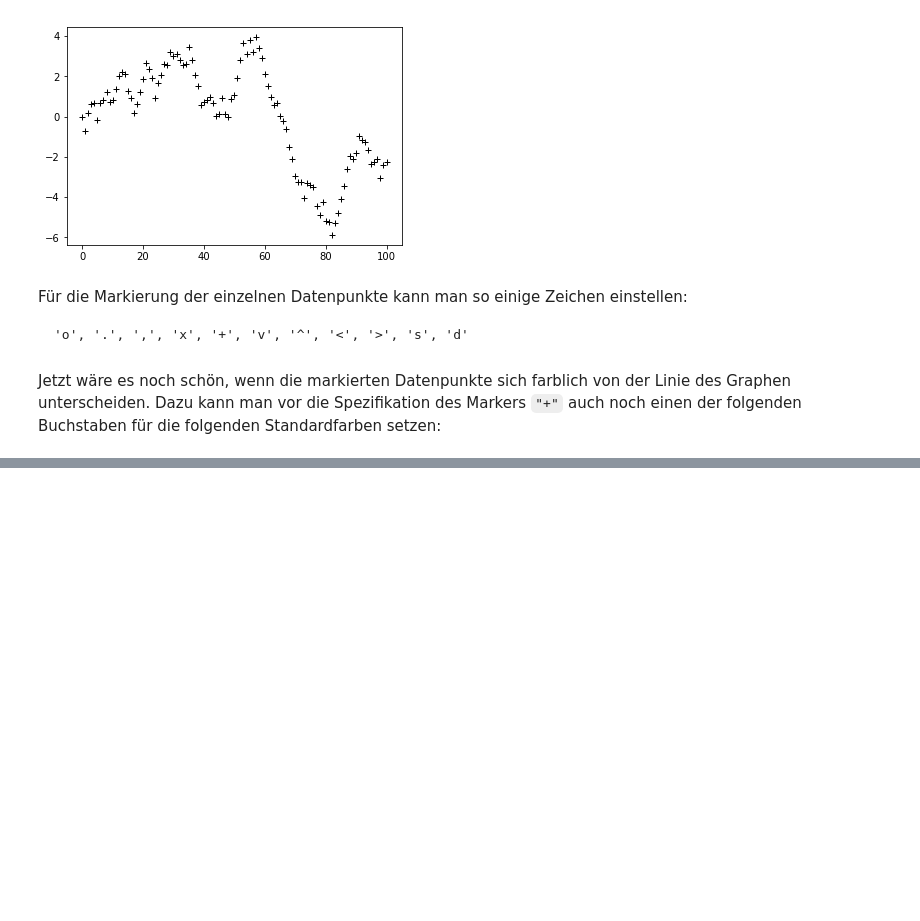
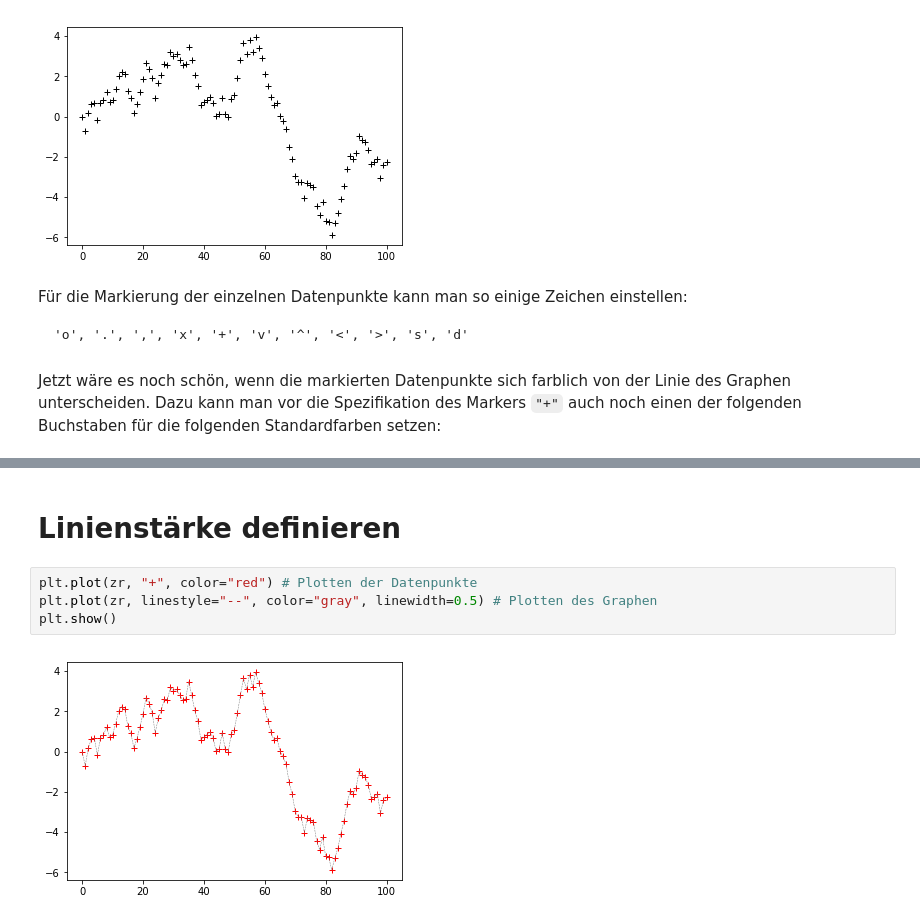
Before and after one commit to juebrauer/course_introduction_to_python, a Jupyter notebook: 07_matplotlib_grundlagen/matplotib_grundlagen.ipynb, the cells around one changed output, grey strips where cells are left out. Drawn from its saved outputs; the diff is of its cells as text; blank space fills up the shorter version.

```diff
--- a/07_matplotlib_grundlagen/matplotib_grundlagen.ipynb
+++ b/07_matplotlib_grundlagen/matplotib_grundlagen.ipynb
@@ -144,3 +144,11 @@ plt.plot(zr, linestyle="-", color="gray") # Plotten des Graphen
 plt.show()
 # %% [output]
 [figure]
+# %% [markdown]
+# Linienstärke definieren
+# %%
+plt.plot(zr, "+", color="red") # Plotten der Datenpunkte
+plt.plot(zr, linestyle="--", color="gray", linewidth=0.5) # Plotten des Graphen
+plt.show()
+# %% [output]
+[figure, added]
```
Also changed, not shown: parts of 2 cells of this notebook.
